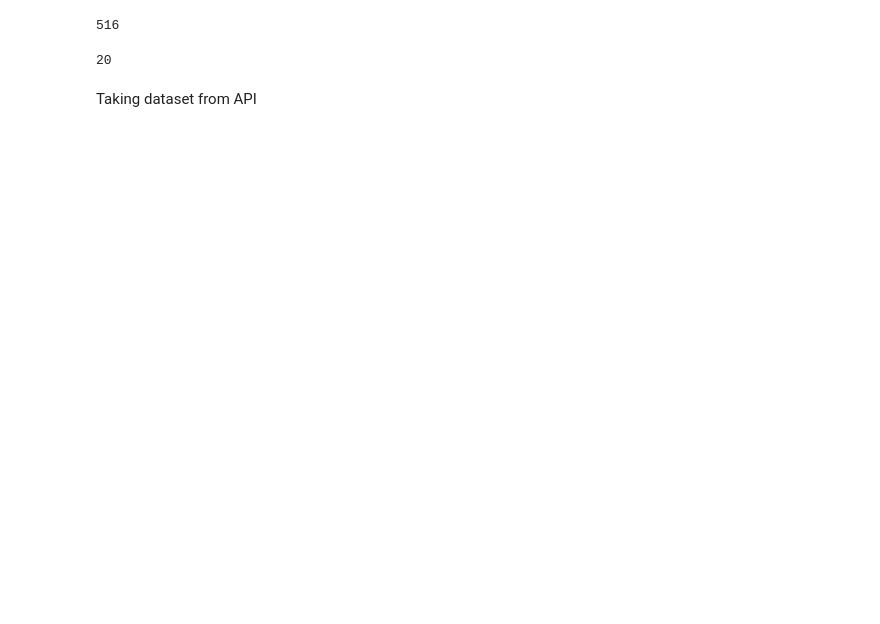
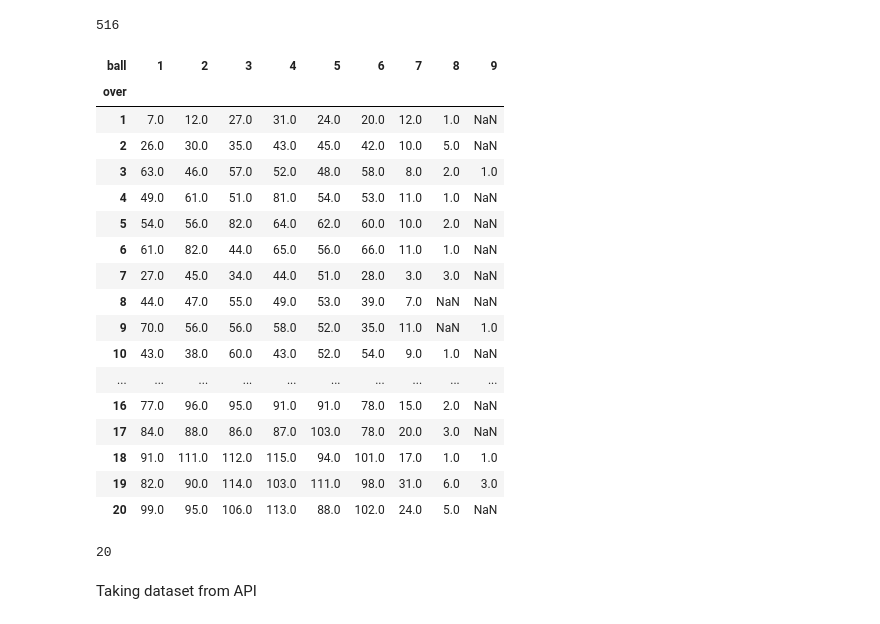
Before and after one commit to SKsudhanshukumar/AIML, a Jupyter notebook: Data Analysis/data_gathering.ipynb, the cells around one changed output. Drawn from its saved outputs; the diff is of its cells as text; code cells hidden in the pictures; blank space fills up the shorter version.

```diff
--- a/Data Analysis/data_gathering.ipynb
+++ b/Data Analysis/data_gathering.ipynb
@@ -484,6 +500,27 @@ temp_df.to_sql('batsman_runs', con=engine, if_exists='append')
 516
 # %%
 six_df=df.query('batsman_runs==6').pivot_table(index='over',columns='ball',values='batsman_runs',aggfunc='count')
+# %%
+six_df
+# %% [output]
+| ball | 1 | 2 | 3 | 4 | 5 | 6 | 7 | 8 | 9 |
+| over |  |  |  |  |  |  |  |  |  |
+| 1 | 7.0 | 12.0 | 27.0 | 31.0 | 24.0 | 20.0 | 12.0 | 1.0 | NaN |
+| 2 | 26.0 | 30.0 | 35.0 | 43.0 | 45.0 | 42.0 | 10.0 | 5.0 | NaN |
+| 3 | 63.0 | 46.0 | 57.0 | 52.0 | 48.0 | 58.0 | 8.0 | 2.0 | 1.0 |
+| 4 | 49.0 | 61.0 | 51.0 | 81.0 | 54.0 | 53.0 | 11.0 | 1.0 | NaN |
+| 5 | 54.0 | 56.0 | 82.0 | 64.0 | 62.0 | 60.0 | 10.0 | 2.0 | NaN |
+| 6 | 61.0 | 82.0 | 44.0 | 65.0 | 56.0 | 66.0 | 11.0 | 1.0 | NaN |
+| 7 | 27.0 | 45.0 | 34.0 | 44.0 | 51.0 | 28.0 | 3.0 | 3.0 | NaN |
+| 8 | 44.0 | 47.0 | 55.0 | 49.0 | 53.0 | 39.0 | 7.0 | NaN | NaN |
+| 9 | 70.0 | 56.0 | 56.0 | 58.0 | 52.0 | 35.0 | 11.0 | NaN | 1.0 |
+| 10 | 43.0 | 38.0 | 60.0 | 43.0 | 52.0 | 54.0 | 9.0 | 1.0 | NaN |
+| ... | ... | ... | ... | ... | ... | ... | ... | ... | ... |
+| 16 | 77.0 | 96.0 | 95.0 | 91.0 | 91.0 | 78.0 | 15.0 | 2.0 | NaN |
+| 17 | 84.0 | 88.0 | 86.0 | 87.0 | 103.0 | 78.0 | 20.0 | 3.0 | NaN |
+| 18 | 91.0 | 111.0 | 112.0 | 115.0 | 94.0 | 101.0 | 17.0 | 1.0 | 1.0 |
+| 19 | 82.0 | 90.0 | 114.0 | 103.0 | 111.0 | 98.0 | 31.0 | 6.0 | 3.0 |
+| 20 | 99.0 | 95.0 | 106.0 | 113.0 | 88.0 | 102.0 | 24.0 | 5.0 | NaN |
 # %%
 six_df.to_sql('six_hitmap', con=engine, if_exists='append')
 # %% [output]
```
Also changed, not shown: parts of 1 cell of this notebook, 7 other files.
